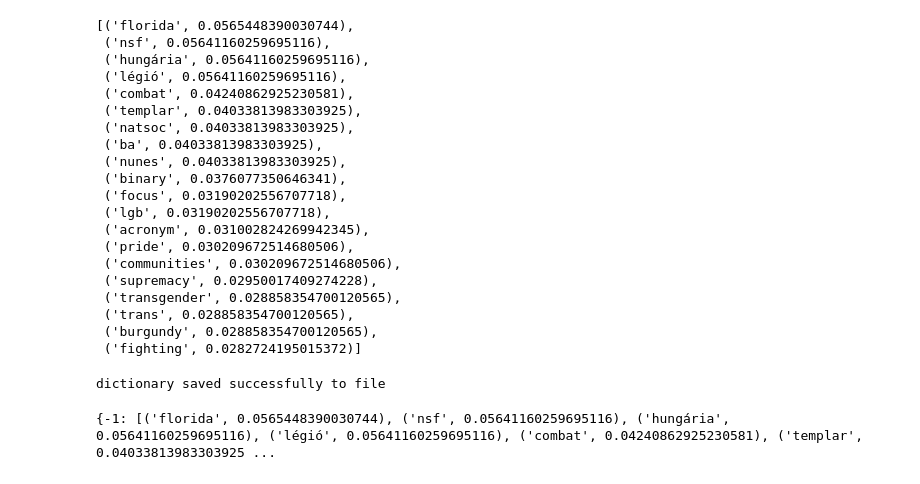
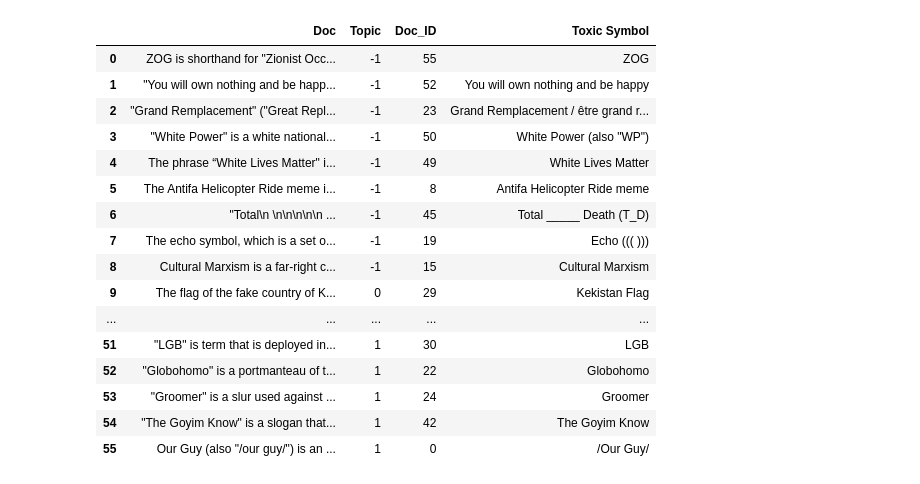
Before and after one commit to leoncaballer/Toxic-Symbology, a Jupyter notebook: Text Clustering/text_clustering.ipynb, the cells around one changed output. Saved outputs shown, nothing was run; the diff lists cells and outputs as text; code cells hidden in the pictures.

```diff
--- a/Text Clustering/text_clustering.ipynb
+++ b/Text Clustering/text_clustering.ipynb
@@ -91,35 +186,0 @@ topic_sizes = extract_topic_sizes(docs_df); topic_sizes.head(10)
-# %%
-top_n_words[-1]
-# %% [output]
-[('florida', 0.0565448390030744),
- ('nsf', 0.05641160259695116),
- ('hungária', 0.05641160259695116),
- ('légió', 0.05641160259695116),
- ('combat', 0.04240862925230581),
- ('templar', 0.04033813983303925),
- ('natsoc', 0.04033813983303925),
- ('ba', 0.04033813983303925),
- ('nunes', 0.04033813983303925),
- ('binary', 0.0376077350646341),
- ('focus', 0.03190202556707718),
- ('lgb', 0.03190202556707718),
- ('acronym', 0.031002824269942345),
- ('pride', 0.030209672514680506),
- ('communities', 0.030209672514680506),
- ('supremacy', 0.02950017409274228),
- ('transgender', 0.028858354700120565),
- ('trans', 0.028858354700120565),
- ('burgundy', 0.028858354700120565),
- ('fighting', 0.0282724195015372)]
-# %%
-with open('top_n_words.pkl', 'wb') as fp:
-    pickle.dump(top_n_words, fp)
-    print('dictionary saved successfully to file')
-# %% [output]
-dictionary saved successfully to file
-# %%
-with open(r'C:\Users\leonc\Thesis 2024\Toxic-Symbology\Text Clustering\top_n_words.pkl', 'rb') as fp:
-    top_n_words_dict = pickle.load(fp)
-    print(top_n_words_dict)
-# %% [output]
-{-1: [('florida', 0.0565448390030744), ('nsf', 0.05641160259695116), ('hungária', 0.05641160259695116), ('légió', 0.05641160259695116), ('combat', 0.04240862925230581), ('templar', 0.04033813983303925 ...
@@ -125,0 +206,3 @@ with open(r'C:\Users\leonc\Thesis 2024\Toxic-Symbology\Text Clustering\top_n_wor
+# %%
+# Load the CSV file into a DataFrame
+docs_df_1_sorted = pd.read_csv(r'C:\Users\leonc\Thesis 2024\Toxic-Symbology\Text Clustering\description.csv')
@@ -125,0 +215,20 @@ with open(r'C:\Users\leonc\Thesis 2024\Toxic-Symbology\Text Clustering\top_n_wor
+# %%
+docs_df_1_sorted
+# %% [output]
+|  | Doc | Topic | Doc_ID | Toxic Symbol |
+| 0 | ZOG is shorthand for "Zionist Occ... | -1 | 55 | ZOG |
+| 1 | "You will own nothing and be happ... | -1 | 52 | You will own nothing and be happy |
+| 2 | "Grand Remplacement" ("Great Repl... | -1 | 23 | Grand Remplacement / être grand r... |
+| 3 | "White Power" is a white national... | -1 | 50 | White Power (also "WP") |
+| 4 | The phrase “White Lives Matter" i... | -1 | 49 | White Lives Matter |
+| 5 | The Antifa Helicopter Ride meme i... | -1 | 8 | Antifa Helicopter Ride meme |
+| 6 | "Total\n \n\n\n\n\n ... | -1 | 45 | Total _____ Death (T_D) |
+| 7 | The echo symbol, which is a set o... | -1 | 19 | Echo ((( ))) |
+| 8 | Cultural Marxism is a far-right c... | -1 | 15 | Cultural Marxism |
+| 9 | The flag of the fake country of K... | 0 | 29 | Kekistan Flag |
+| ... | ... | ... | ... | ... |
+| 51 | "LGB" is term that is deployed in... | 1 | 30 | LGB |
+| 52 | "Globohomo" is a portmanteau of t... | 1 | 22 | Globohomo |
+| 53 | "Groomer" is a slur used against ... | 1 | 24 | Groomer |
+| 54 | "The Goyim Know" is a slogan that... | 1 | 42 | The Goyim Know |
+| 55 | Our Guy (also "/our guy/") is an ... | 1 | 0 | /Our Guy/ |
```
Also changed, not shown: parts of 19 cells of this notebook, 5 other files.
